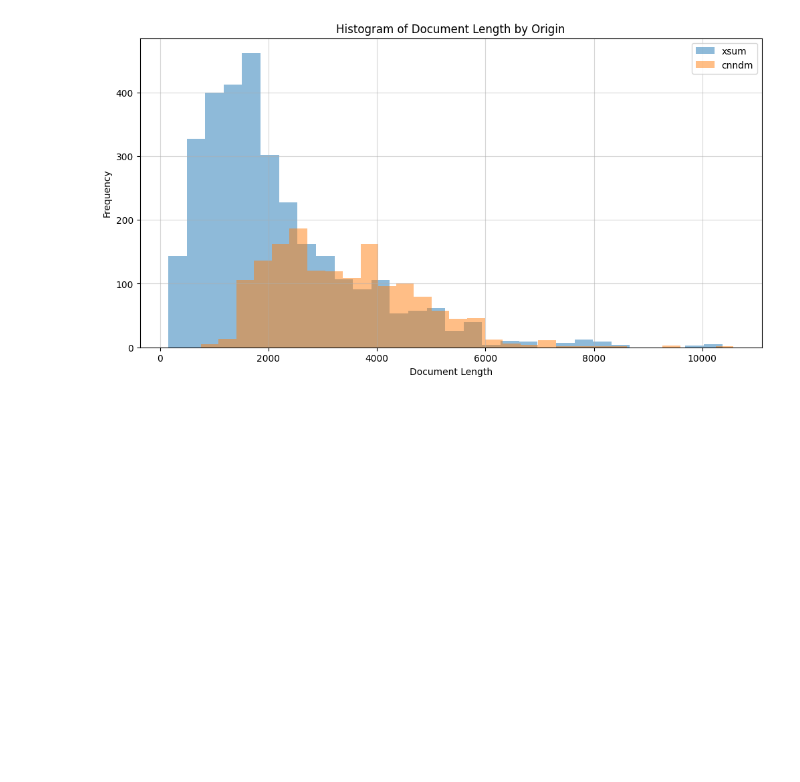
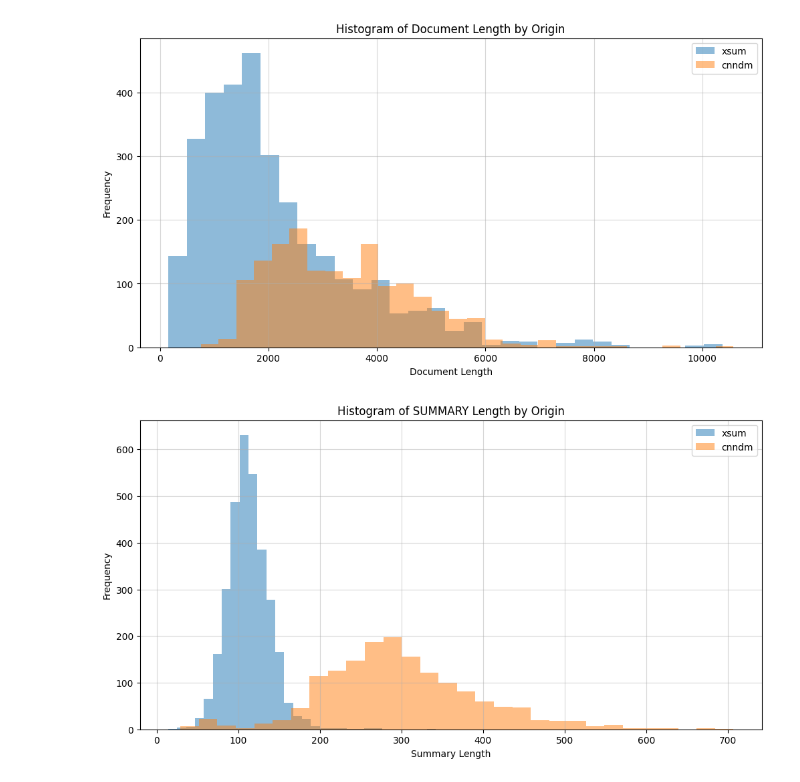
Before and after one commit to Lislaam/llm_hallucinations, a Jupyter notebook: explore_dataset.ipynb, the cells around one changed output. Saved outputs shown, nothing was run; the diff lists cells and outputs as text; code cells hidden in the pictures; blank space fills up the shorter version.

```diff
--- a/explore_dataset.ipynb
+++ b/explore_dataset.ipynb
@@ -133,28 +135,45 @@ df['doc_length'] = df['doc'].apply(len)
 # %%
 # Define the two origins you want to compare
 origin_1 = 'xsum'  # Replace with the actual value for the first origin
 origin_2 = 'cnndm'  # Replace with the actual value for the second origin
 
 # Filter the DataFrame for the two origins
 df_origin_1 = df[df['origin'] == origin_1]
 df_origin_2 = df[df['origin'] == origin_2]
 
 # Plot histograms of document length for each origin
 plt.figure(figsize=(12, 6))
 plt.hist(df_origin_1['doc_length'], bins=30, alpha=0.5, label=origin_1)
 plt.hist(df_origin_2['doc_length'], bins=30, alpha=0.5, label=origin_2)
 
 # Add labels and title
 plt.xlabel('Document Length')
 plt.ylabel('Frequency')
 plt.title('Histogram of Document Length by Origin')
 plt.legend(loc='upper right')
 plt.grid(alpha=0.5)
 
 # Show the plot
 plt.show()
+
+# =============================================================================
+# Plot histograms of document length for each origin
+plt.figure(figsize=(12, 6))
+plt.hist(df_origin_1['summ_length'], bins=30, alpha=0.5, label=origin_1)
+plt.hist(df_origin_2['summ_length'], bins=30, alpha=0.5, label=origin_2)
+
+# Add labels and title
+plt.xlabel('Summary Length')
+plt.ylabel('Frequency')
+plt.title('Histogram of SUMMARY Length by Origin')
+plt.legend(loc='upper right')
+plt.grid(alpha=0.5)
+
+# Show the plot
+plt.show()
 # %% [output]
 [figure]
+[figure, added]
 # %%
 # Get num of errors vs length of doc
 
```
Also changed, not shown: parts of 8 cells of this notebook, 14 other files.
